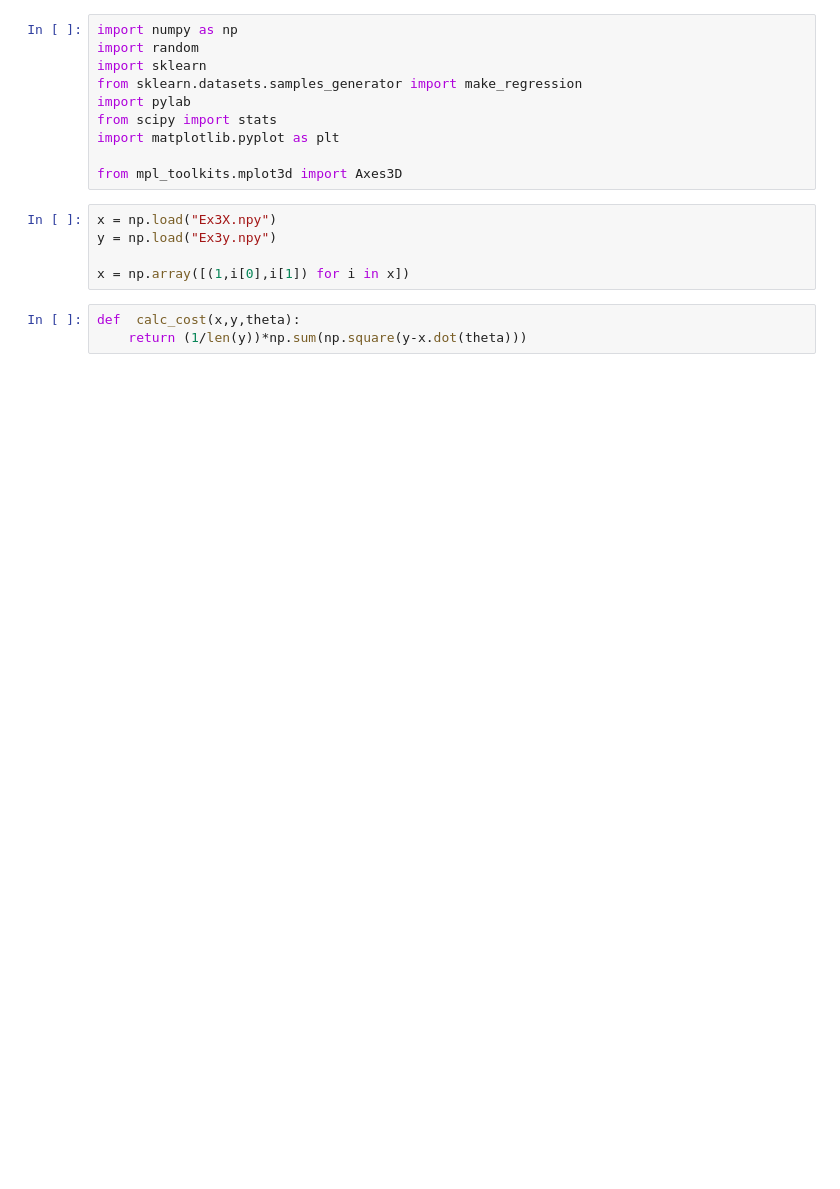
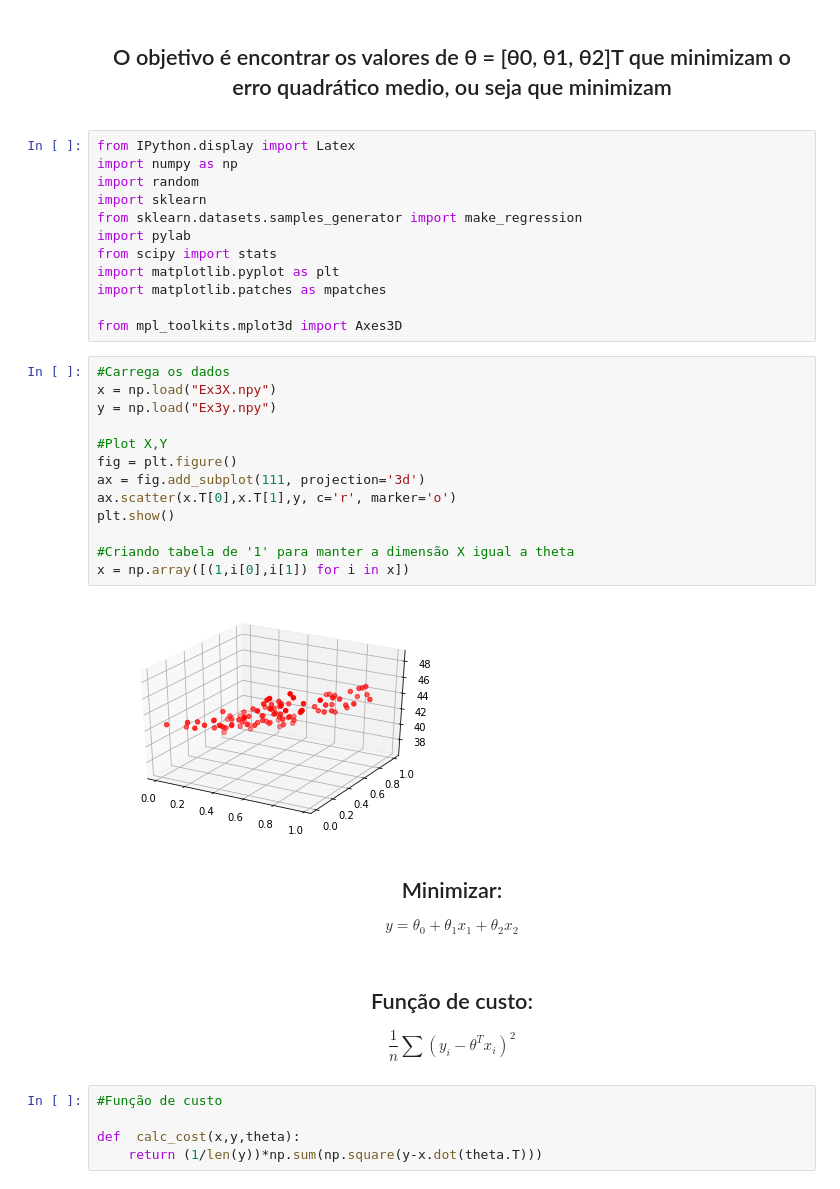
Before and after one commit to Rkanehisa/AlgebraOtimizacaoML, a Jupyter notebook: trabalho_3/trabalho_3.ipynb, the cells around one changed output. Cells and saved outputs as stored; diff of their text form; blank space fills up the shorter version.

```diff
--- a/trabalho_3/trabalho_3.ipynb
+++ b/trabalho_3/trabalho_3.ipynb
@@ -1,4 +1,9 @@
+# %% [markdown]
+<center>
+<h2>O objetivo é encontrar os valores de θ = [θ0, θ1, θ2]T que minimizam o erro quadrático medio, ou seja que minimizam </h2>
+</center>
 # %%
+from IPython.display import Latex
 import numpy as np
 import random
 import sklearn
@@ -6,13 +11,37 @@ from sklearn.datasets.samples_generator import make_regression
 import pylab
 from scipy import stats
 import matplotlib.pyplot as plt
+import matplotlib.patches as mpatches
 
 from mpl_toolkits.mplot3d import Axes3D
 # %%
+#Carrega os dados
 x = np.load("Ex3X.npy")
 y = np.load("Ex3y.npy")
 
+#Plot X,Y
+fig = plt.figure()
+ax = fig.add_subplot(111, projection='3d')
+ax.scatter(x.T[0],x.T[1],y, c='r', marker='o')
+plt.show()
+
+#Criando tabela de '1' para manter a dimensão X igual a theta
 x = np.array([(1,i[0],i[1]) for i in x])
+# %% [output]
+[figure, added]
+# %% [markdown]
+<h2><center>Minimizar:</h2></center>
+\begin{equation}
+    y = \theta_{0} + \theta_{1}x_{1} + \theta_{2}x_{2}
+\end{equation}
+# %% [markdown]
+<h2><center>Função de custo:</h2></center>
+
+\begin{equation*}
+   \frac{1}{n}\sum(y_i - \theta^{T}x_i)^{2}
+\end{equation*}
 # %%
+#Função de custo
+
 def  calc_cost(x,y,theta):
-    return (1/len(y))*np.sum(np.square(y-x.dot(theta)))
+    return (1/len(y))*np.sum(np.square(y-x.dot(theta.T)))
```
Also changed, not shown: parts of 18 cells of this notebook, 1 other file.
